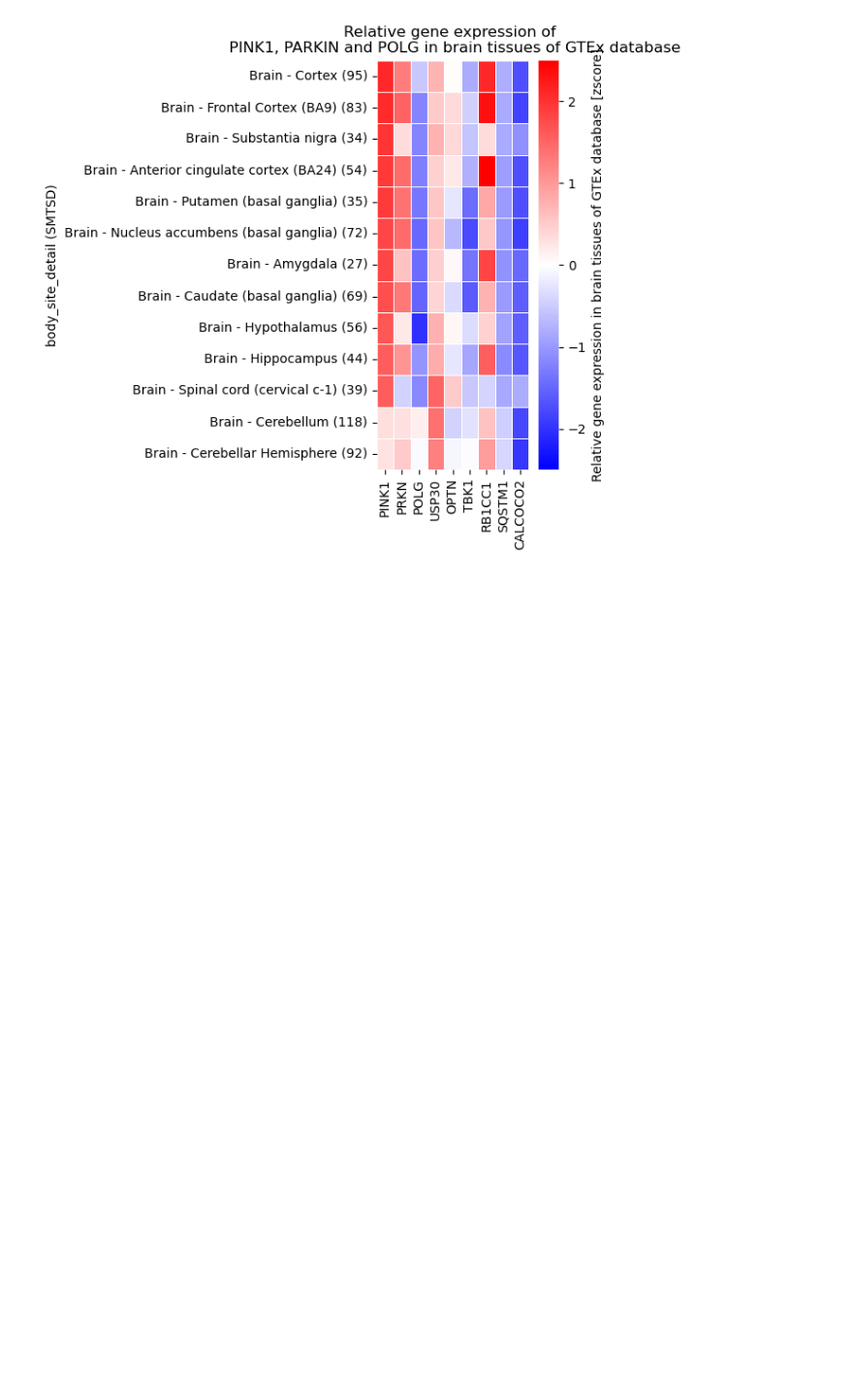
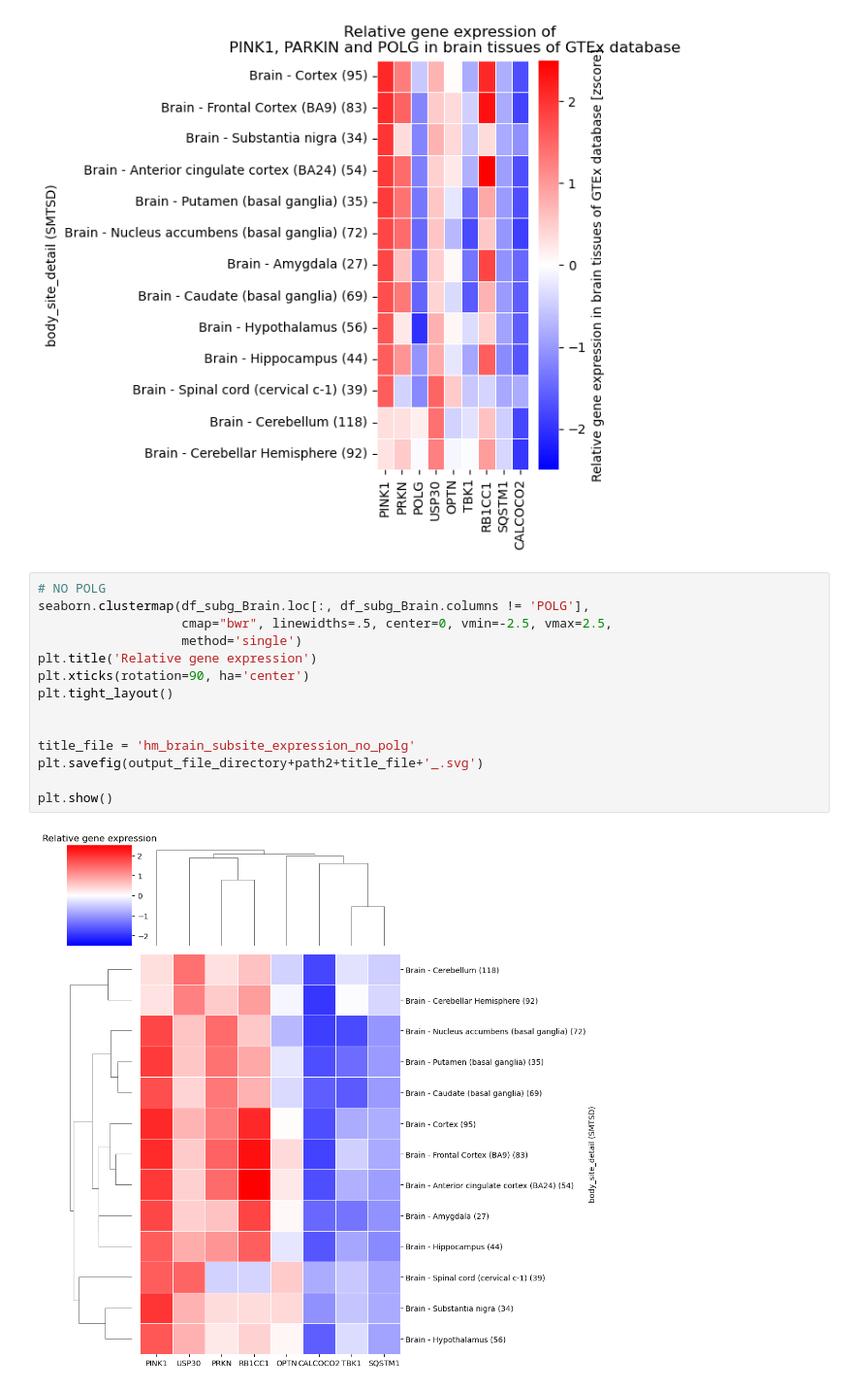
Before and after one commit to Keviosta/Mitophagy_collab, a Jupyter notebook: singh_et_al.ipynb, the cells around one changed output. Shown at 97% size. Drawn from its saved outputs; the diff is of its cells as text; blank space fills up the shorter version.

```diff
--- a/singh_et_al.ipynb
+++ b/singh_et_al.ipynb
@@ -461,3 +477,19 @@ plt.tight_layout()
 plt.show()
 # %% [output]
 [figure]
+# %%
+# NO POLG
+seaborn.clustermap(df_subg_Brain.loc[:, df_subg_Brain.columns != 'POLG'],
+                   cmap="bwr", linewidths=.5, center=0, vmin=-2.5, vmax=2.5,
+                   method='single')
+plt.title('Relative gene expression')
+plt.xticks(rotation=90, ha='center')
+plt.tight_layout()
+
+
+title_file = 'hm_brain_subsite_expression_no_polg'
+plt.savefig(output_file_directory+path2+title_file+'_.svg')
+
+plt.show()
+# %% [output]
+[figure, added]
```
Also changed, not shown: parts of 4 cells of this notebook.
